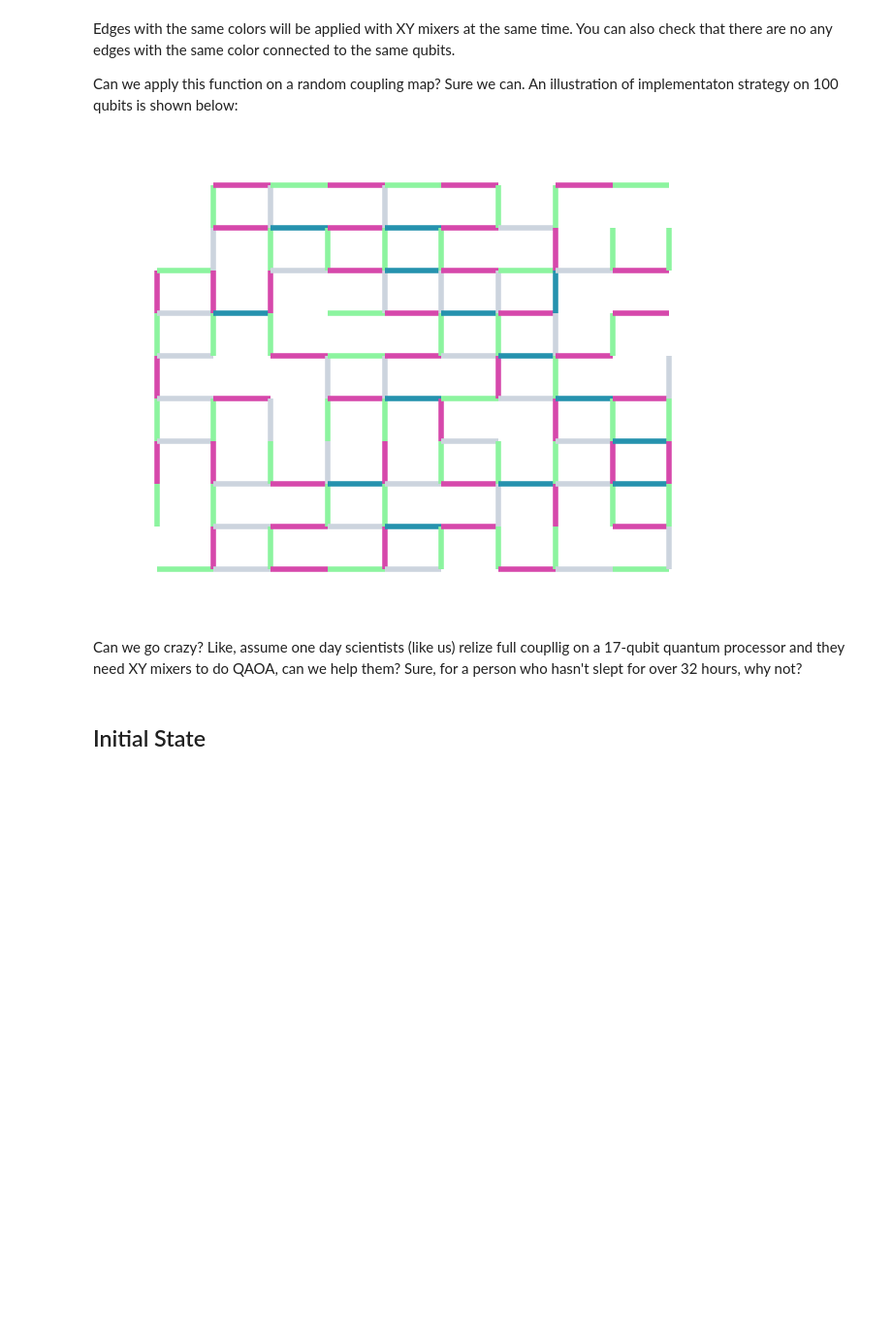
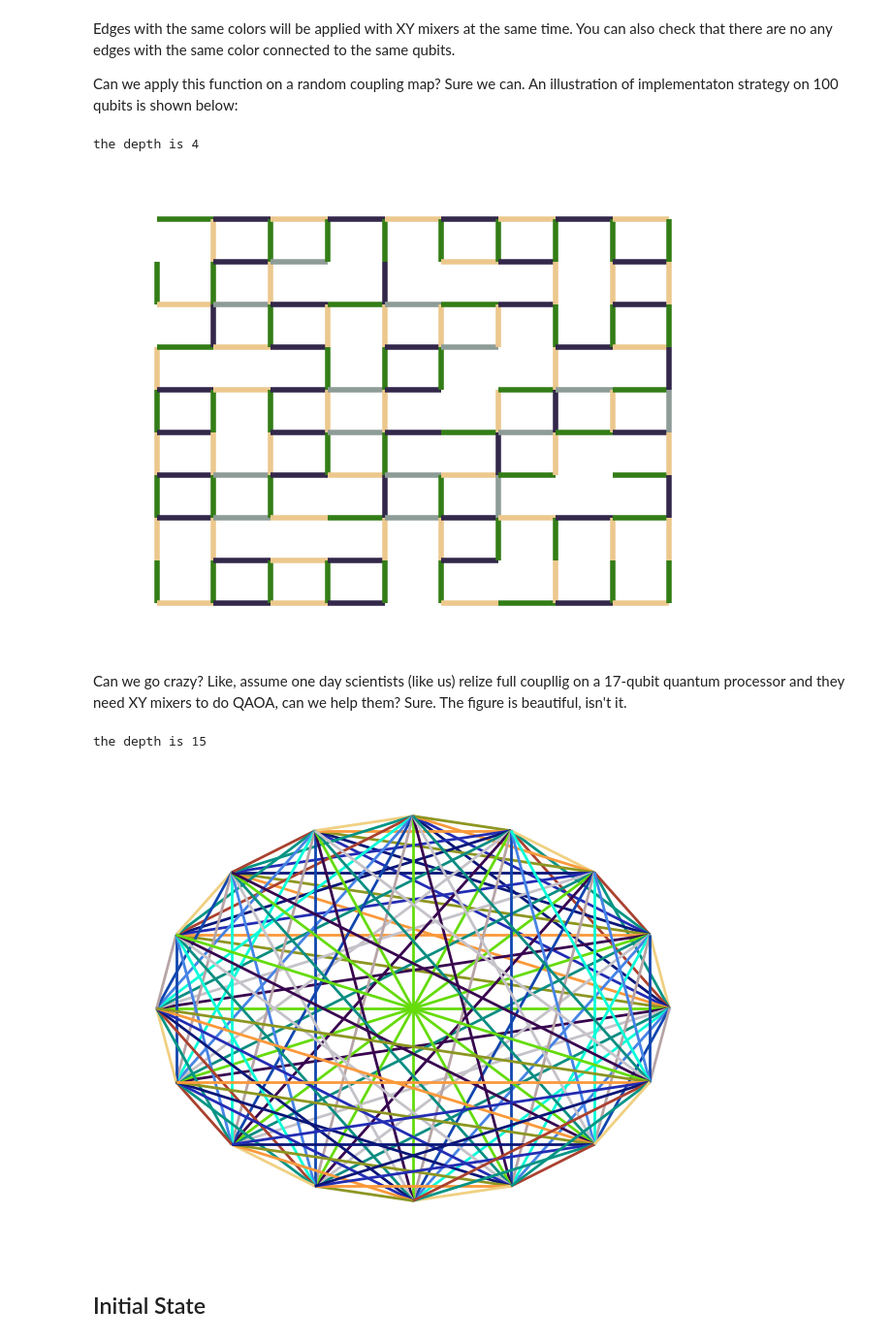
Before and after one commit to Louisanity/HamilToniQ, a Jupyter notebook: SubmissionExample (2).ipynb, the cells around one changed output. Shown at 97% size. Drawn from its saved outputs; the diff is of its cells as text; code cells hidden in the pictures; blank space fills up the shorter version.

```diff
--- a/SubmissionExample (2).ipynb
+++ b/SubmissionExample (2).ipynb
@@ -310,11 +310,25 @@ grouped_map, color_list = find_sub_group(edges, color=True)
 pos = {i * rows + j: [i, j] for i in range(rows) for j in range(columns)}
 
 # Draw the graph
+print("the depth is", len(grouped_map))
 nx.draw(graph, alpha=1, width=4, node_size=0, edge_color=color_list, pos=pos)
 # %% [output]
+the depth is 4
-[figure, old version]
+[figure, new version]
 # %% [markdown]
-Can we go crazy? Like, assume one day scientists (like us) relize full coupllig on a 17-qubit quantum processor and they need XY mixers to do QAOA, can we help them? Sure, for a person who hasn't slept for over 32 hours, why not?
+Can we go crazy? Like, assume one day scientists (like us) relize full coupllig on a 17-qubit quantum processor and they need XY mixers to do QAOA, can we help them? Sure. The figure is beautiful, isn't it.
+# %%
+graph = nx.complete_graph(16)
+edges = graph.edges()
+grouped_map, color_list = find_sub_group(edges, color=True)
+pos = nx.circular_layout(graph)
+
+# Draw the graph
+print("the depth is", len(grouped_map))
+nx.draw(graph, alpha=1, width=2, node_size=0, edge_color=color_list, pos=pos)
+# %% [output]
+the depth is 15
+[figure, added]
 # %% [markdown]
 ## Initial State
 # %%
```
Also changed, not shown: parts of 1 cell of this notebook.
